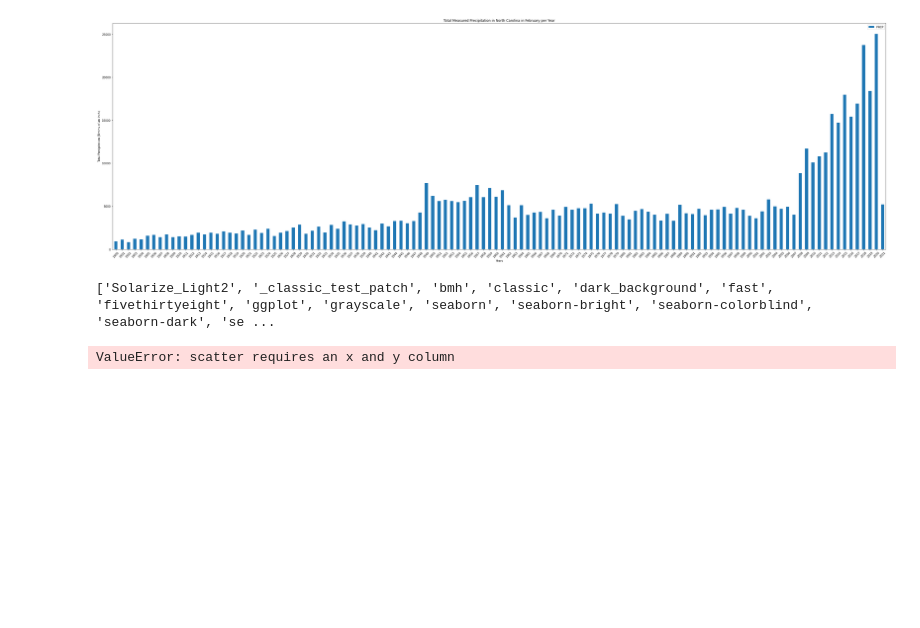
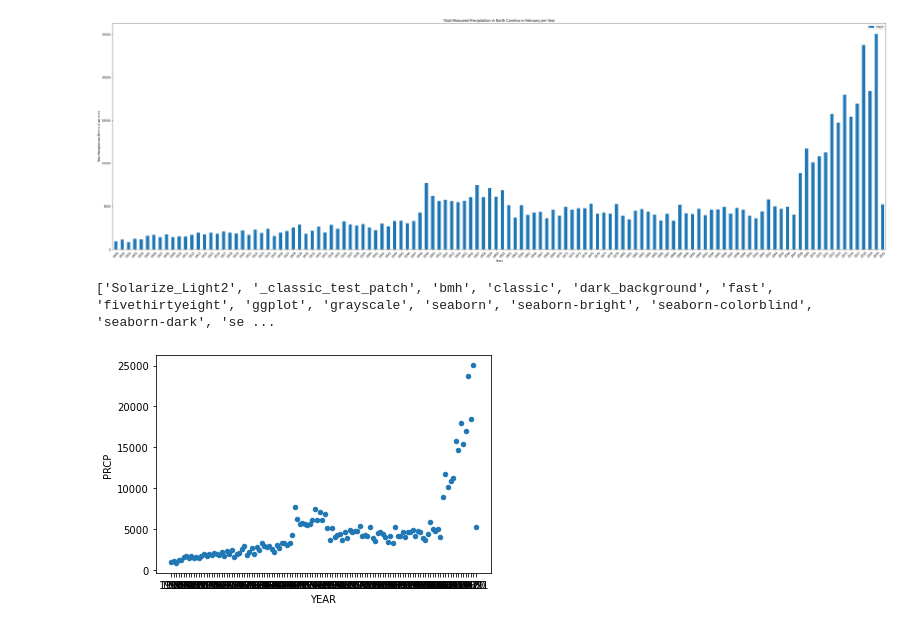
Before and after one commit to 1der4k/Data_Analysis_Project_1, a Jupyter notebook: NC_Precipitation.ipynb, the cells around one changed output. Saved outputs shown, nothing was run; the diff lists cells and outputs as text; code cells hidden in the pictures; blank space fills up the shorter version.

Commit message:
created basic scatter plot of data in YEAR and PRCP columns from raw data df

```diff
--- a/NC_Precipitation.ipynb
+++ b/NC_Precipitation.ipynb
@@ -201,6 +201,6 @@ print(plt.style.available)
 # %%
 # Plot scatter plot
 
-scatter_prec = total_annual_prec_df.plot(kind="scatter", figsize = (14,6))
+scatter_prec = total_annual_prec_df.plot.scatter(x="YEAR", y="PRCP")
 # %% [output]
-ValueError: scatter requires an x and y column
+[figure, added]
```
